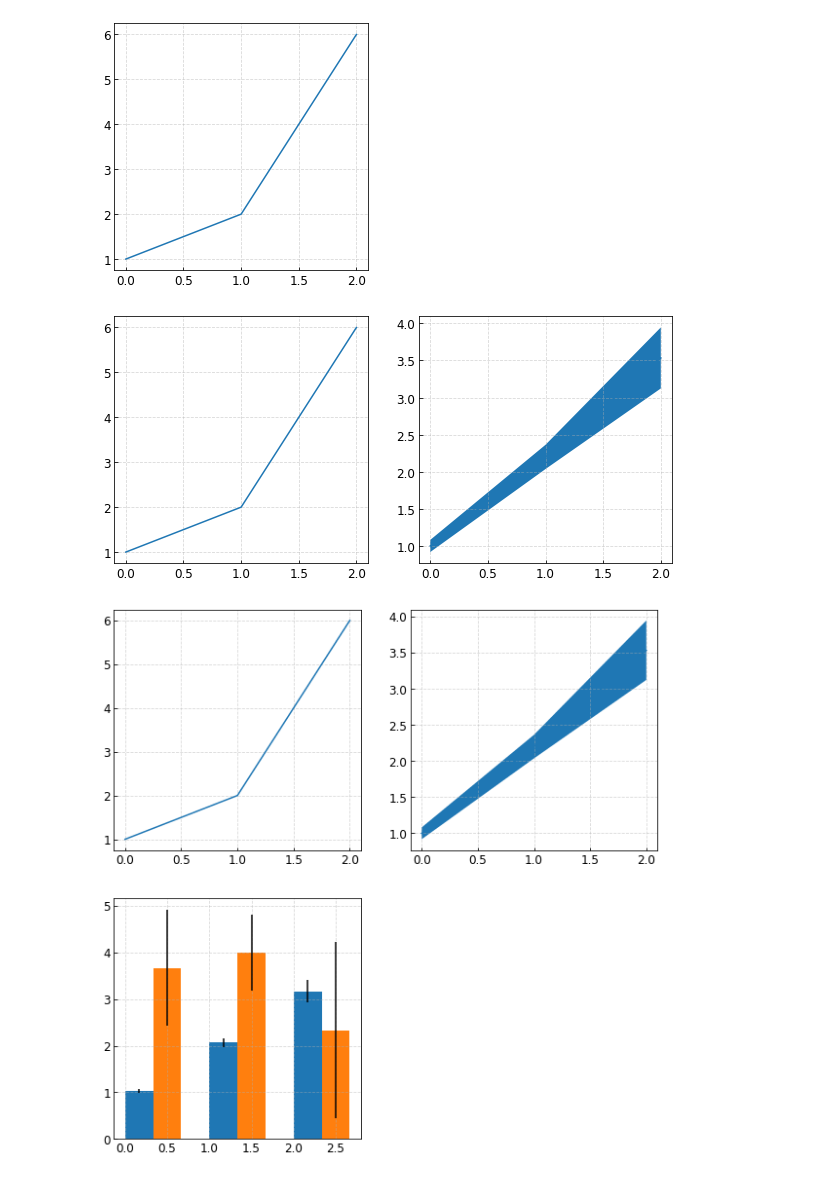
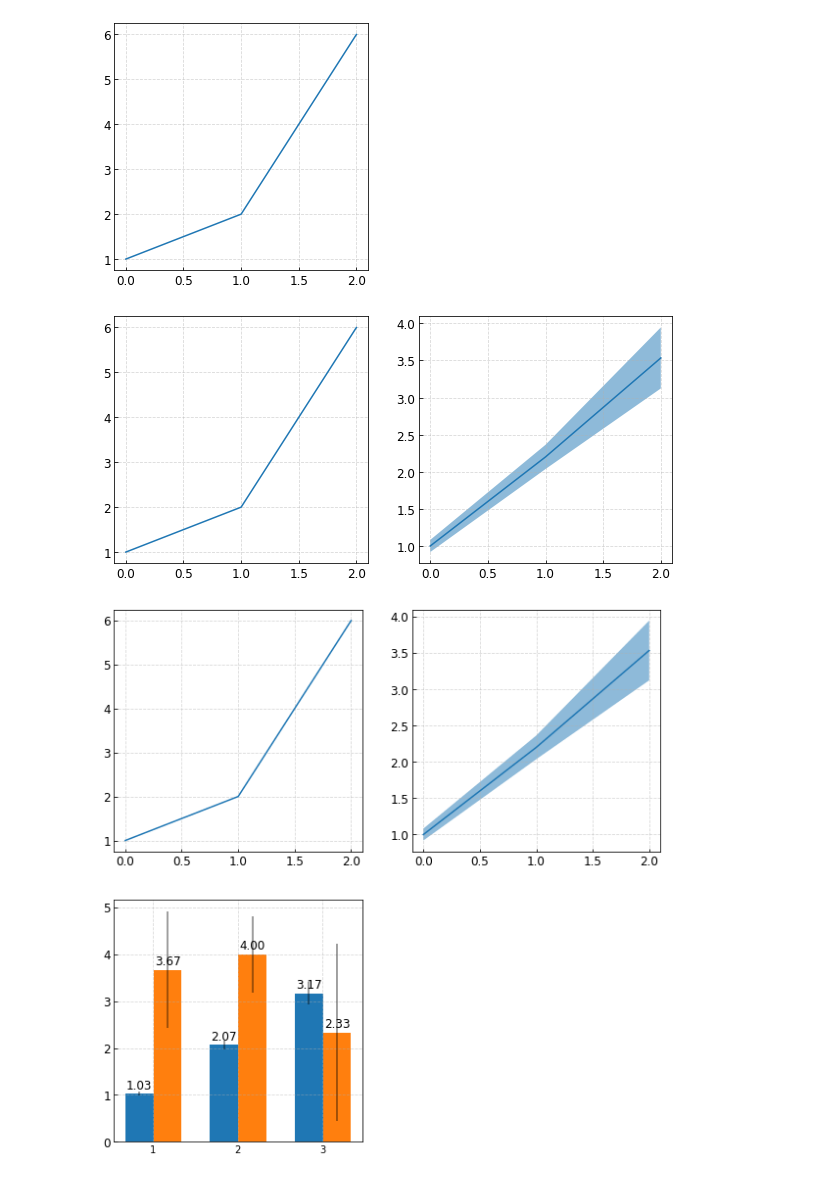
Before and after one commit to moskomule/madoka, a Jupyter notebook: example.ipynb, the cells around one changed output. Saved outputs shown, nothing was run; the diff lists cells and outputs as text; code cells hidden in the pictures.

```diff
--- a/example.ipynb
+++ b/example.ipynb
@@ -12,18 +12,24 @@ fig.add_grid().show()
 # %%
 fig.next()
 fig.plot([[1.0, 2.0, 3.0],
           [1.1, 2.4, 3.6],
-          [0.9, 2.2, 4.0]])
+          [0.9, 2.2, 4.0]],
+         fill_alpha=0.5)
 fig.add_grid().show()
 # %% [output]
-[figure, old version]
+[figure, new version]
 # %%
 fig.next()
 fig.bar([[1, 2, 3], [1.1, 2.2, 3.5], [1, 2, 3]],
-        [[4, 5, 1], [2, 3, 5], [5, 4, 1]])
+        [[4, 5, 1], [2, 3, 5], [5, 4, 1]],
+        add_annotate=True,
+        annotate_offset=0.1,
+        annotate_fontsize=12,
+        err_alpha=0.5)
+fig.set_ticks(xticks=[0.33, 1.33, 2.33],xtick_labels=['1', '2', '3'])
 fig.add_grid().show()
 # %% [output]
-[figure, old version]
+[figure, new version]
 # %%
 fig.next()
 fig.scatter([1, 2, 4], [3, 1, 5])
```
Also changed, not shown: parts of 1 cell of this notebook, 1 other file.
